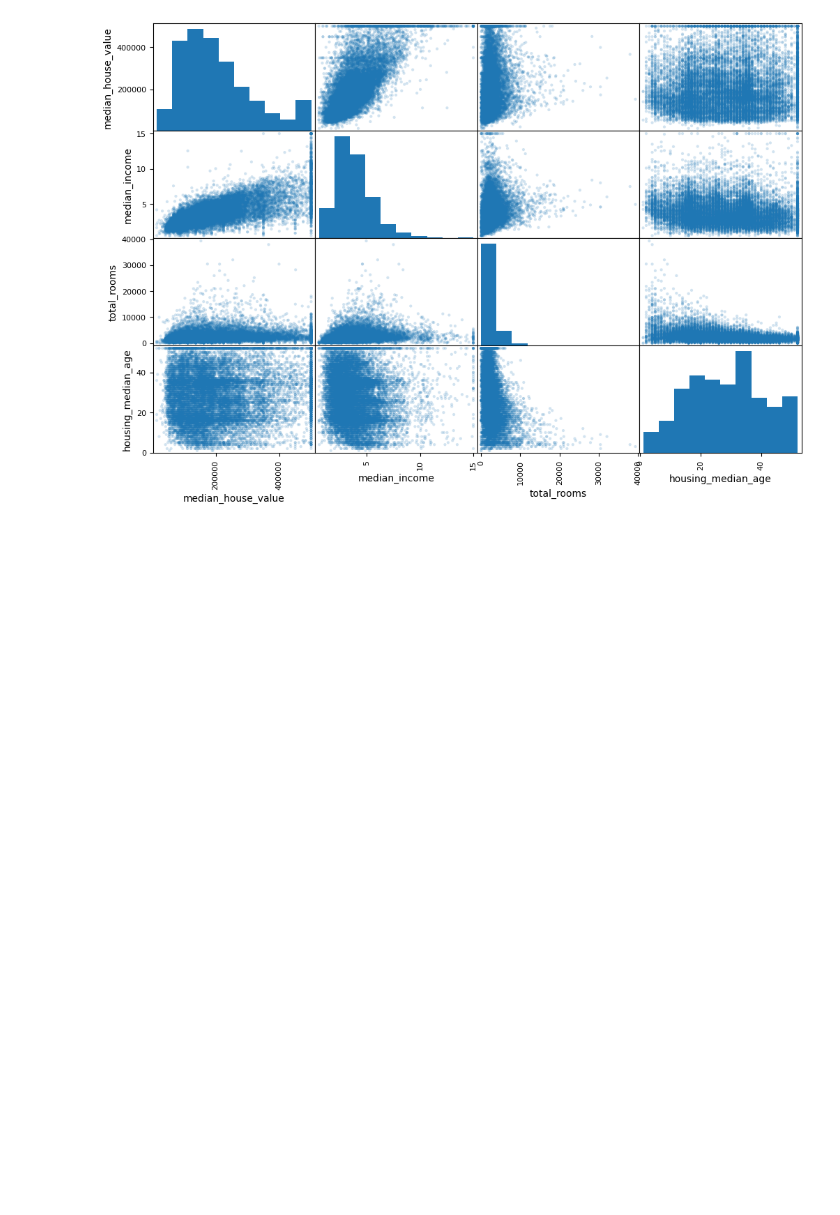
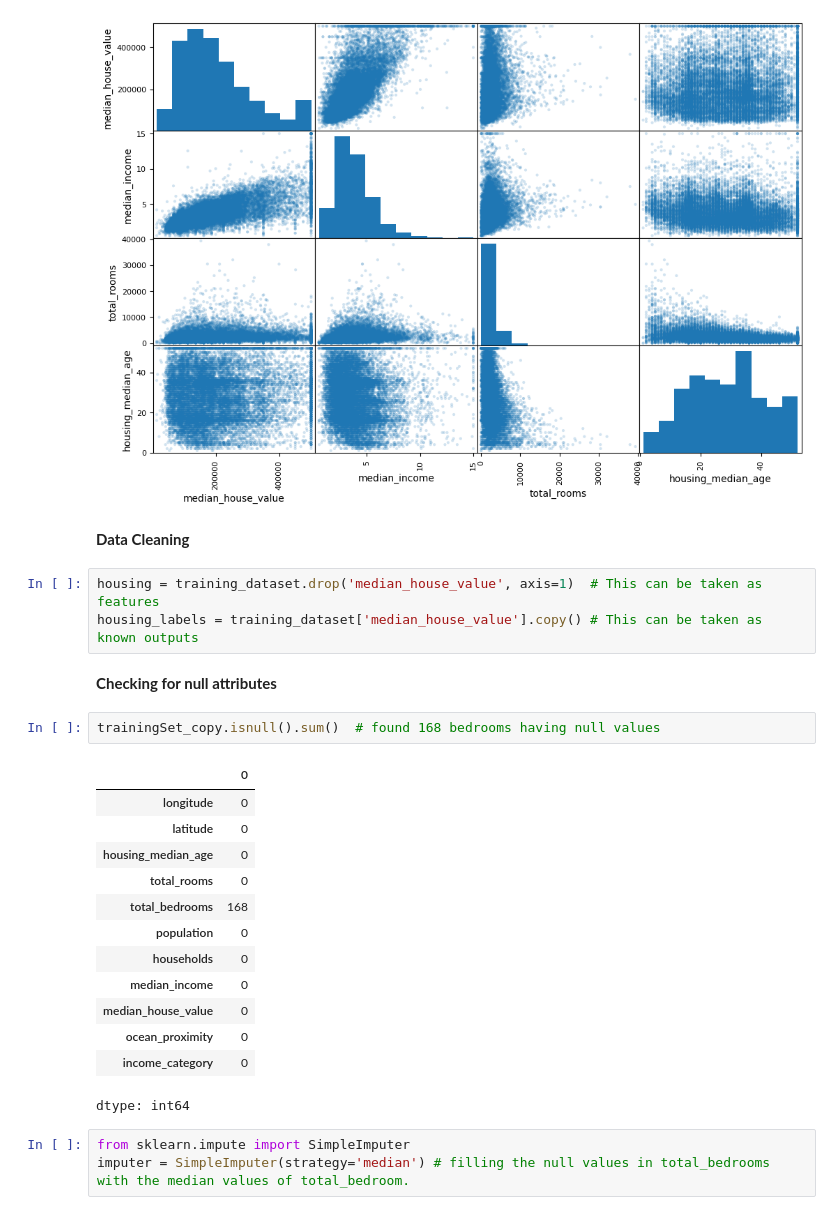
Before and after one commit to CodexAarogya/MachineLearning, a Jupyter notebook: California_Housing_Analysis/report.ipynb, the cells around one changed output. Drawn from its saved outputs; the diff is of its cells as text; blank space fills up the shorter version.

Commit message:
Handled missing values - Replacing it with median using Scikit-learn's SimpleImputer

```diff
--- a/California_Housing_Analysis/report.ipynb
+++ b/California_Housing_Analysis/report.ipynb
@@ -211,3 +211,29 @@ scatter_matrix(trainingSet_copy[attributes], figsize=(12,8), alpha=0.2)
 plt.show()
 # %% [output]
 [figure]
+# %% [markdown]
+**Data Cleaning**
+# %%
+housing = training_dataset.drop('median_house_value', axis=1)  # This can be taken as features
+housing_labels = training_dataset['median_house_value'].copy() # This can be taken as known outputs
+# %% [markdown]
+**Checking for null attributes**
+# %%
+trainingSet_copy.isnull().sum()  # found 168 bedrooms having null values
+# %% [output]
+|  | 0 |
+| longitude | 0 |
+| latitude | 0 |
+| housing_median_age | 0 |
+| total_rooms | 0 |
+| total_bedrooms | 168 |
+| population | 0 |
+| households | 0 |
+| median_income | 0 |
+| median_house_value | 0 |
+| ocean_proximity | 0 |
+| income_category | 0 |
+dtype: int64
+# %%
+from sklearn.impute import SimpleImputer
+imputer = SimpleImputer(strategy='median') # filling the null values in total_bedrooms with the median values of total_bedroom.
```
Also changed, not shown: parts of 7 cells of this notebook.
